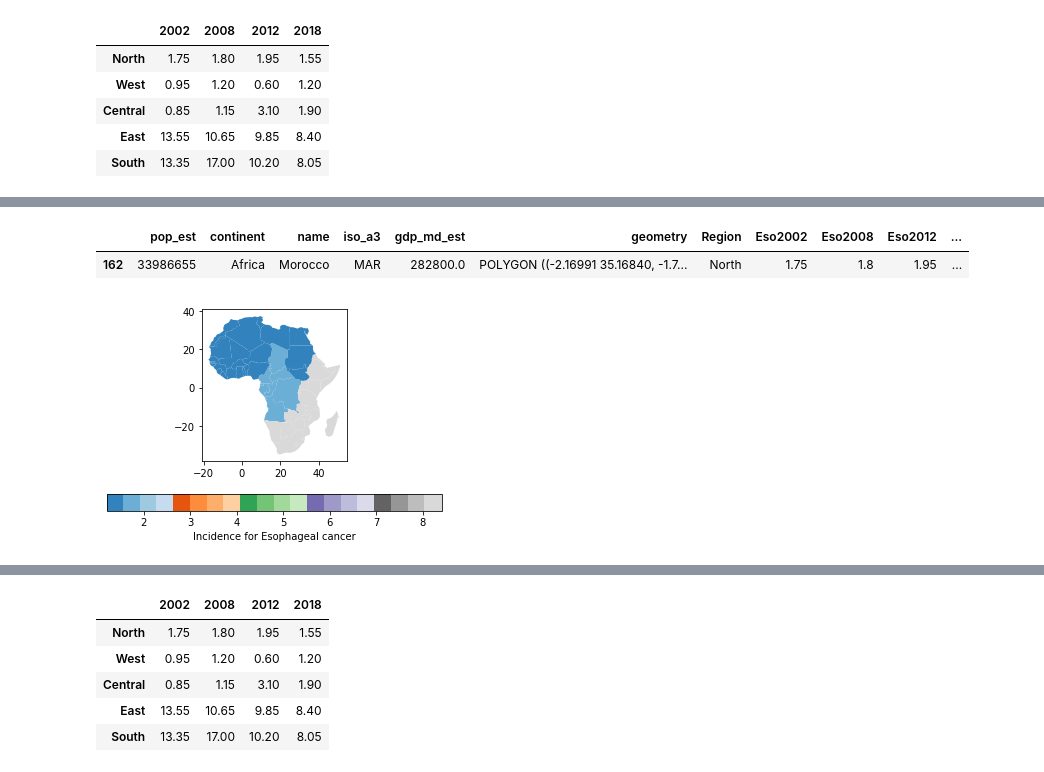
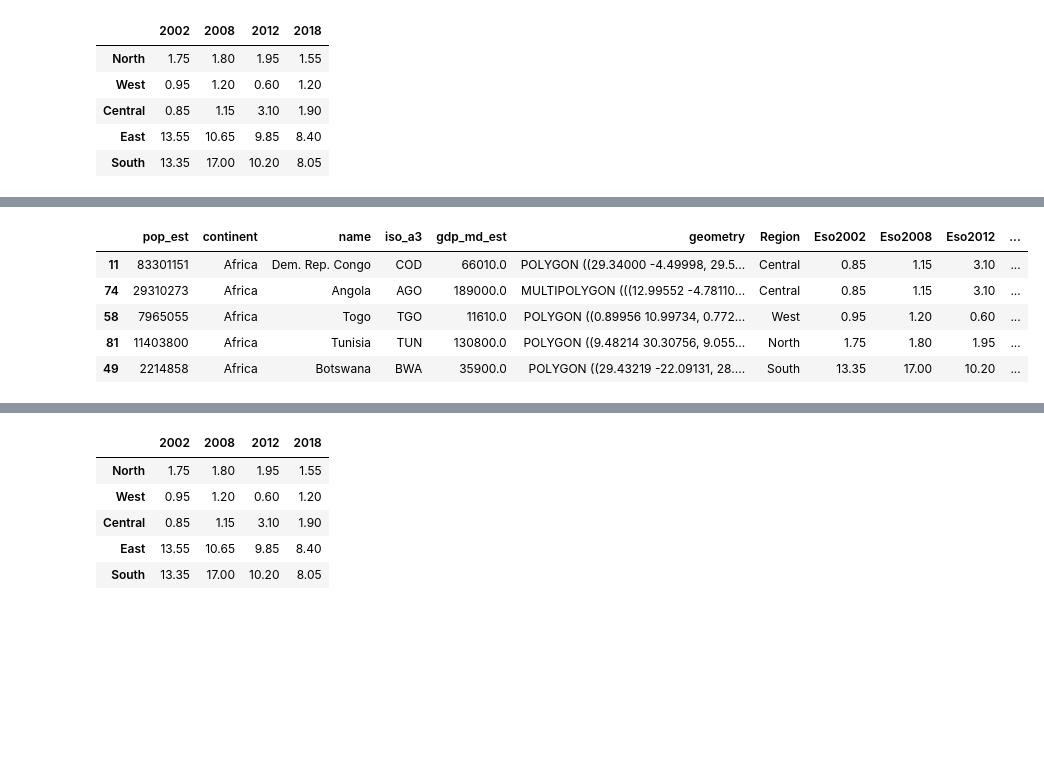
Before and after one commit to inestej/cancer_africa, a Jupyter notebook: EosophagusCancerAfrica.ipynb, the cells around one changed output, grey strips where cells are left out. Cells and saved outputs as stored; diff of their text form; code cells hidden in the pictures; blank space fills up the shorter version.

```diff
--- a/EosophagusCancerAfrica.ipynb
+++ b/EosophagusCancerAfrica.ipynb
@@ -306,14 +246,9 @@ plt.show()
 # %%
-africa.sample()
+africa.sample(5)
 # %% [output]
 |  | pop_est | continent | name | iso_a3 | gdp_md_est | geometry | Region | Eso2002 | Eso2008 | Eso2012 | ... |
-| 162 | 33986655 | Africa | Morocco | MAR | 282800.0 | POLYGON ((-2.16991 35.16840, -1.7... | North | 1.75 | 1.8 | 1.95 | ... |
+| 11 | 83301151 | Africa | Dem. Rep. Congo | COD | 66010.0 | POLYGON ((29.34000 -4.49998, 29.5... | Central | 0.85 | 1.15 | 3.10 | ... |
+| 74 | 29310273 | Africa | Angola | AGO | 189000.0 | MULTIPOLYGON (((12.99552 -4.78110... | Central | 0.85 | 1.15 | 3.10 | ... |
+| 58 | 7965055 | Africa | Togo | TGO | 11610.0 | POLYGON ((0.89956 10.99734, 0.772... | West | 0.95 | 1.20 | 0.60 | ... |
+| 81 | 11403800 | Africa | Tunisia | TUN | 130800.0 | POLYGON ((9.48214 30.30756, 9.055... | North | 1.75 | 1.80 | 1.95 | ... |
+| 49 | 2214858 | Africa | Botswana | BWA | 35900.0 | POLYGON ((29.43219 -22.09131, 28.... | South | 13.35 | 17.00 | 10.20 | ... |
-# %%
-fig, ax = plt.subplots(1, 1)
-#africa.plot(column='Lung2002');
-africa.plot(column='Eso2018', cmap=cmap,
-            ax=ax, legend=True,
-            legend_kwds={'label': "Incidence for Esophageal cancer", 'orientation': "horizontal"})
-plt.show()
-# %% [output]
-[figure, removed]
```
Also changed, not shown: parts of 29 cells of this notebook.
